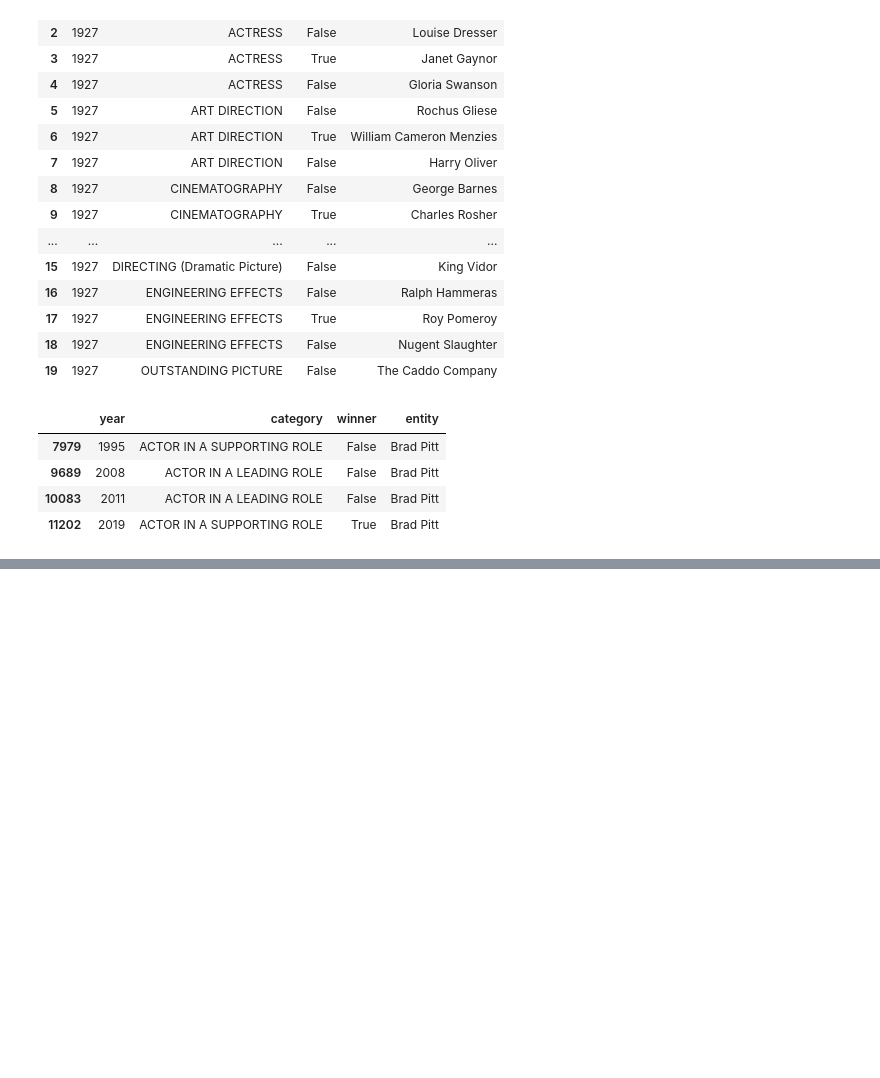
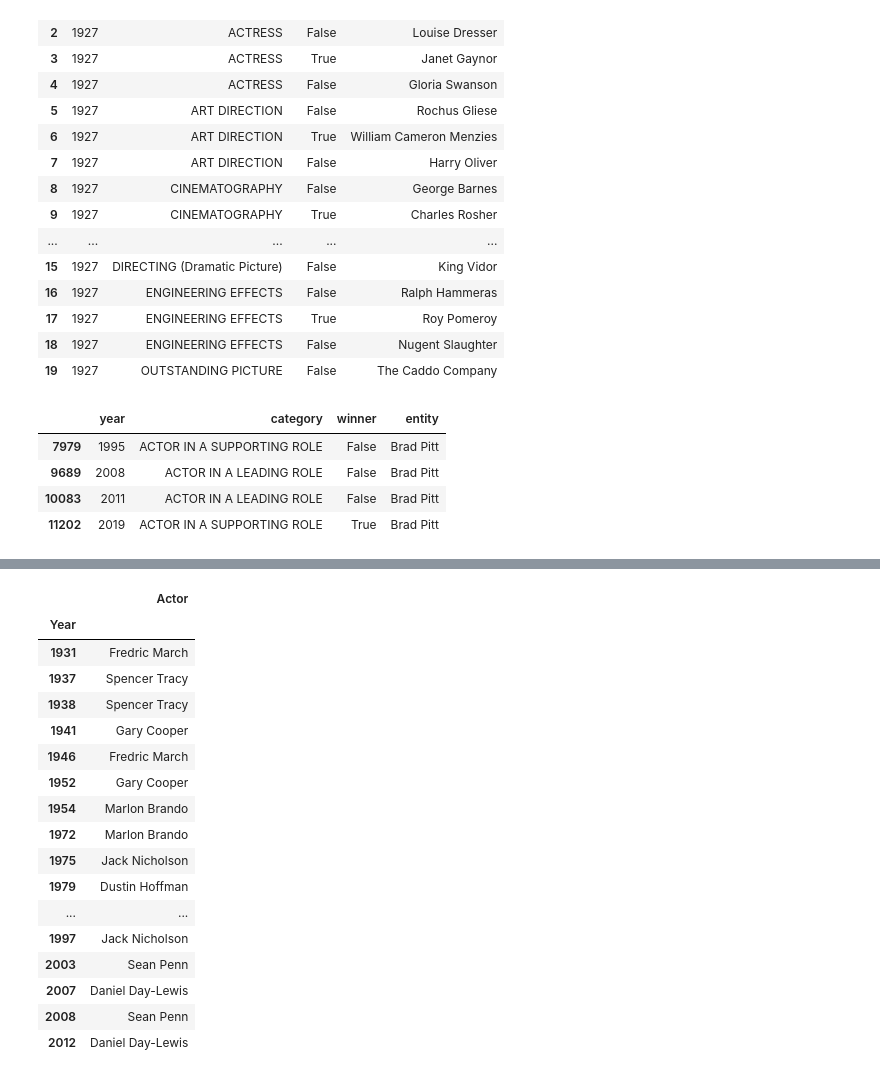
Before and after one commit to gitpyblog/CodeWithMe, a Jupyter notebook: pandas/sandbox.ipynb, the cells around one changed output, grey strips where cells are left out. Cells and saved outputs as stored; diff of their text form; code cells hidden in the pictures; blank space fills up the shorter version.

```diff
--- a/pandas/sandbox.ipynb
+++ b/pandas/sandbox.ipynb
@@ -155,0 +201,21 @@ oscars[where1]
+# %%
+winners_actors[winners_actors.duplicated(keep=False)]  # parametr keep ustawiony na false wskazuje wszystkie zduplikowane wiersze
+# %% [output]
+|  | Actor |
+| Year |  |
+| 1931 | Fredric March |
+| 1937 | Spencer Tracy |
+| 1938 | Spencer Tracy |
+| 1941 | Gary Cooper |
+| 1946 | Fredric March |
+| 1952 | Gary Cooper |
+| 1954 | Marlon Brando |
+| 1972 | Marlon Brando |
+| 1975 | Jack Nicholson |
+| 1979 | Dustin Hoffman |
+| ... | ... |
+| 1997 | Jack Nicholson |
+| 2003 | Sean Penn |
+| 2007 | Daniel Day-Lewis |
+| 2008 | Sean Penn |
+| 2012 | Daniel Day-Lewis |
```
Also changed, not shown: parts of 7 cells of this notebook, 2 other files.
